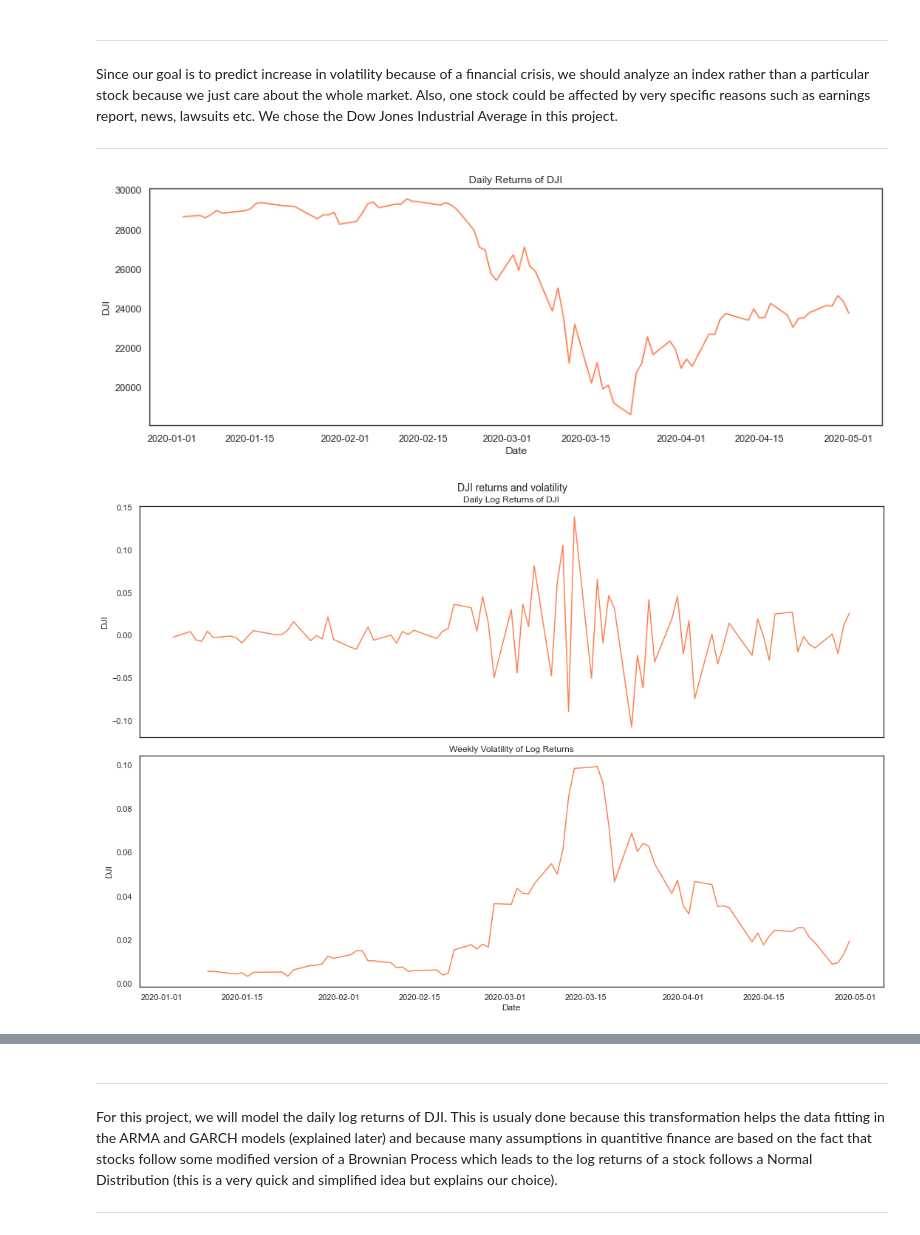
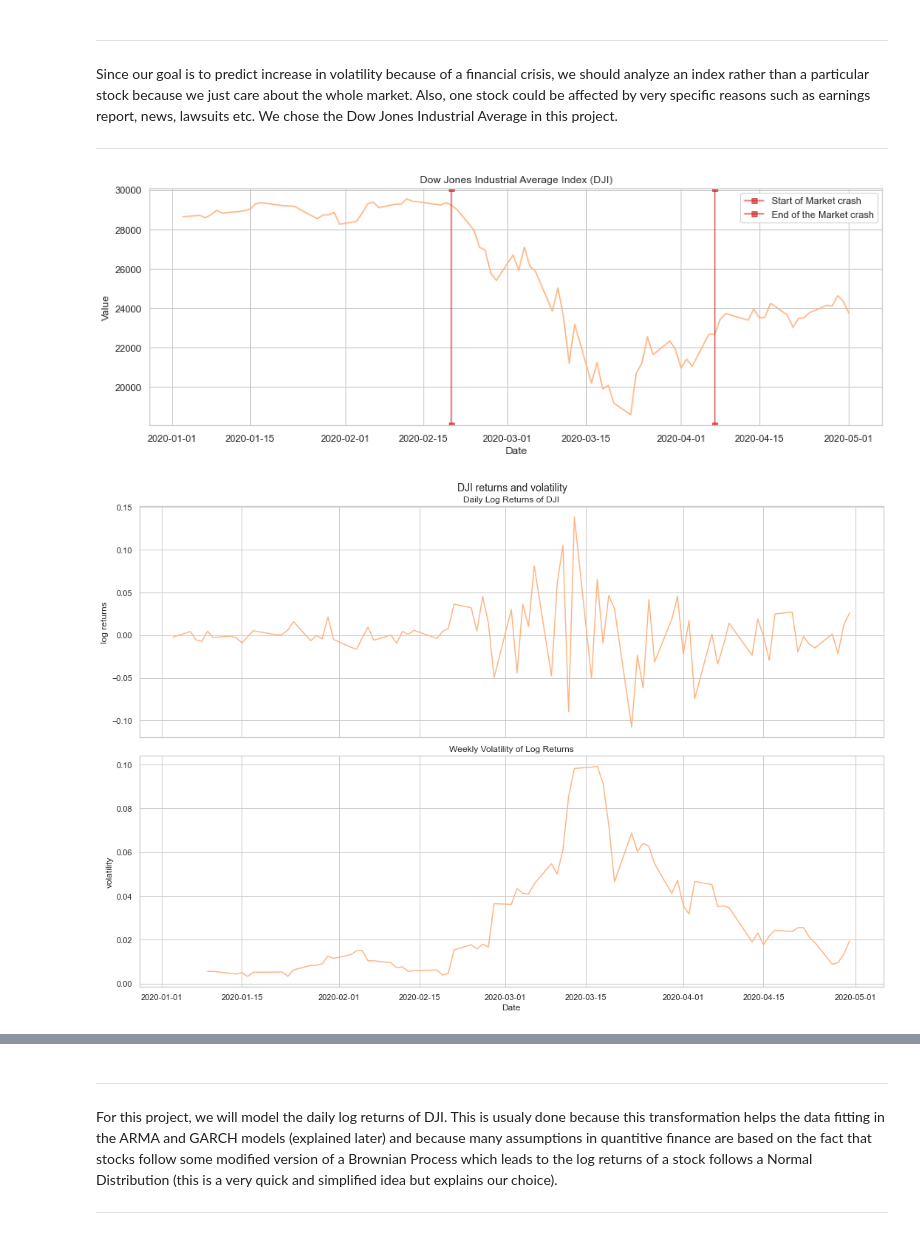
Before and after one commit to epfl-ada/ada-2020-project-milestone-p3-p3_adanas, a Jupyter notebook: creative_extension.ipynb, the cells around one changed output, grey strips where cells are left out. Saved outputs shown, nothing was run; the diff lists cells and outputs as text; code cells hidden in the pictures.

```diff
--- a/creative_extension.ipynb
+++ b/creative_extension.ipynb
@@ -6,10 +6,11 @@ from pandas_datareader import data as pdr
 from datetime import date, datetime
 import numpy as np
 import matplotlib.pyplot as plt
-import matplotlib.style as style
+from matplotlib.dates import date2num
 import seaborn as sns
-sns.set_theme(style='white')
-#style.use('seaborn-deep')
+sns.set_theme(style='whitegrid')
+palette = sns.color_palette("pastel")
+sns.set_palette(palette)
 
 %matplotlib inline
 # %%
@@ -93,38 +94,52 @@ Since our goal is to predict increase in volatility because of a financial crisi
 # %%
 # The ticker we analyze for all the following parts : Dow Jones Industrial Average
 ticker = 'DJI'
 
 #*********************************************************************************
 
 fig, ax = plt.subplots(1, figsize=(15,5))
 
 # Plot the daily returns of the index
 ax =  sns.lineplot(x="Date", y=ticker,
-             data=stocks, color='coral')
-ax.set_title('Daily Returns of ' + ticker)
+             data=stocks, color=palette[1],ax=ax)
+
+
+ax.axvline(date2num(datetime(2020,2,20)), label="Start of Market crash", color="tab:red", marker = 's', alpha=0.7)
+ax.axvline(date2num(datetime(2020,4,7)), label="End of the Market crash", color="tab:red", marker = 's', alpha=0.7)
+ax.legend()
+
+ax.set_title("Dow Jones Industrial Average Index (DJI)")
+ax.set_ylabel("Value")
 SaveFig("DJI_daily_ret.png")
 plt.show()
 # %% [output]
-[figure, old version]
+[figure, new version]
 # %%
-fig, ax = plt.subplots(2,1, figsize=(15,10),sharex=True)
+fig, axs = plt.subplots(2,1, figsize=(15,10),sharex=True)
 
 plt.figtext(0.525, 1, ticker+" returns and volatility",fontsize=14, ha='center', va='center')
 
 # Plot the log returns of the index
-ax[0] =  sns.lineplot(x="Date", y=ticker,
-             data=daily_returns, color='coral', ax=ax[0])
-ax[0].set_title('Daily Log Returns of ' + ticker)
+axs[0] =  sns.lineplot(x="Date", y=ticker,
+             data=daily_returns, color=palette[1], ax=axs[0])
+
+plt.subplots_adjust(hspace=0.5)
+axs[0].set_title('Daily Log Returns of ' + ticker)
+axs[0].set_ylabel("log returns")
 
 # Plot the weeekly volatility returns of the index
-ax[1] =  sns.lineplot(x="Date", y=ticker,
-             data=weekly_volatility, color='coral', ax=ax[1])
-ax[1].set_title('Weekly Volatility of Log Returns')
+axs[1] =  sns.lineplot(x="Date", y=ticker,
+             data=weekly_volatility, color=palette[1], ax=axs[1])
+
+plt.subplots_adjust(hspace=0.5)
+axs[1].set_title('Weekly Volatility of Log Returns')
+axs[1].set_ylabel("volatility")
+
 plt.tight_layout()
 SaveFig("Daily_log_ret+volatility.png")
 plt.show()
 # %% [output]
-[figure, old version]
+[figure, new version]
 # %%
 # Computing weekly volatility for the stocks
 stocks_weekly_volatility = stocks.rolling(5).std()
```
Also changed, not shown: parts of 15 cells of this notebook, 8 other files.
